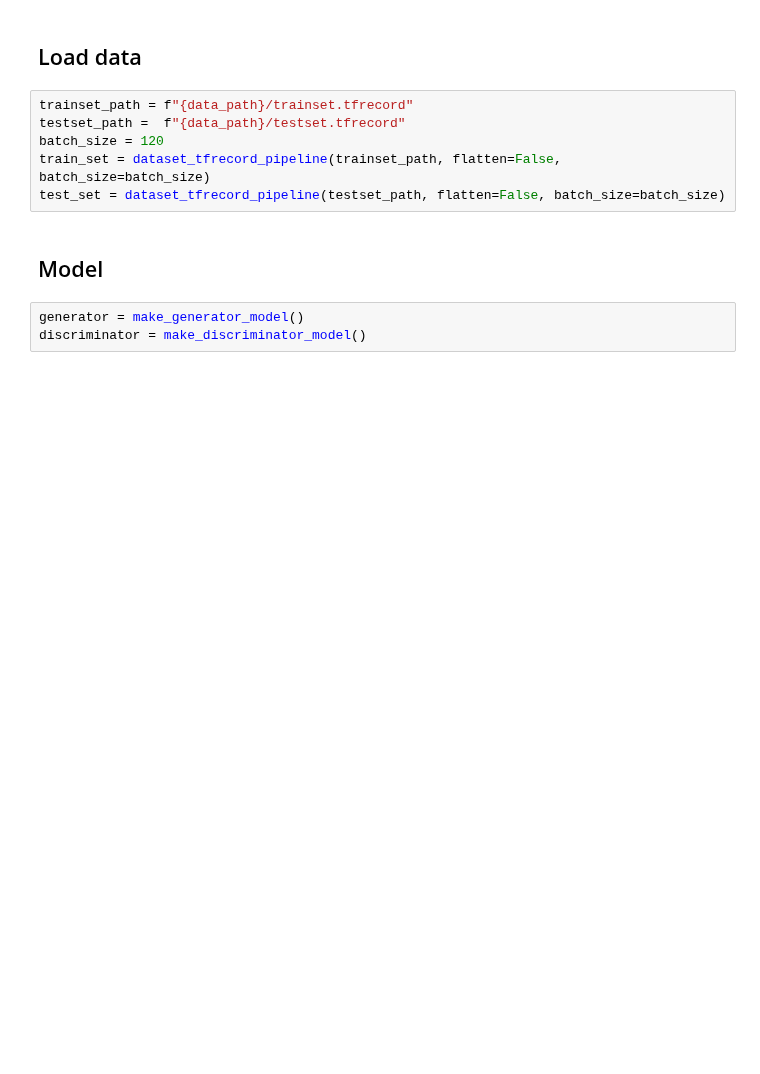
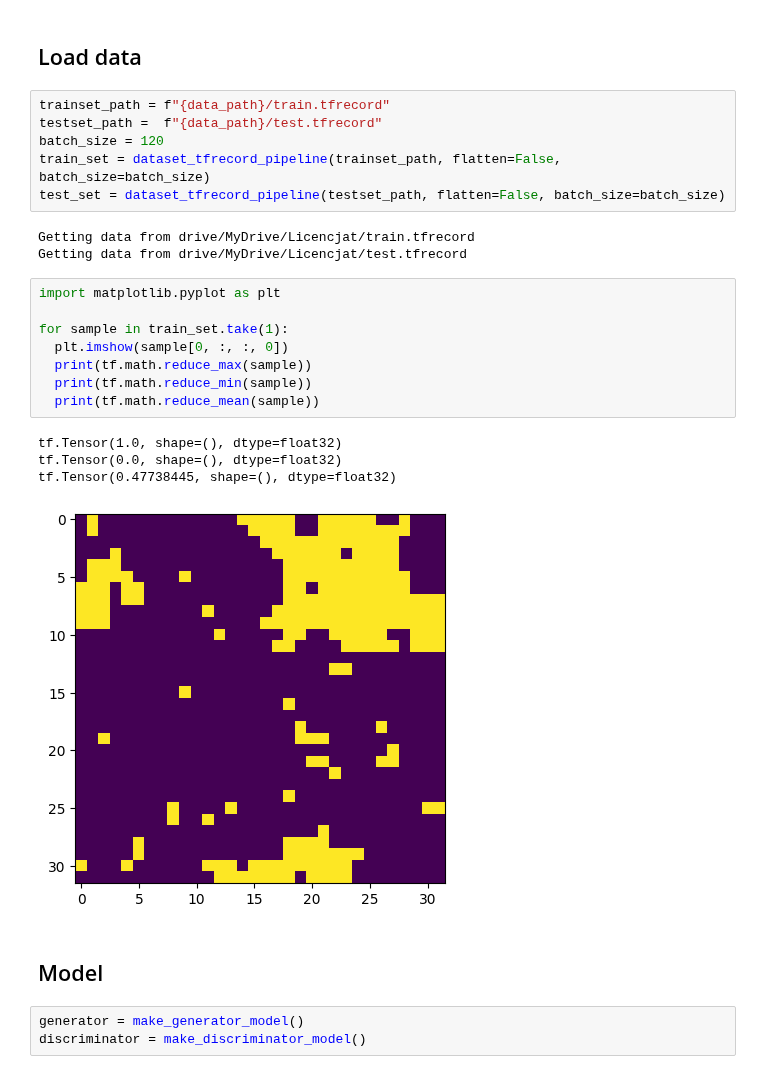
Before and after one commit to pSzyc/Ising, a Jupyter notebook: Model/GAN/GAN_colab.ipynb, the cells around one changed output. Saved outputs shown, nothing was run; the diff lists cells and outputs as text; blank space fills up the shorter version.

```diff
--- a/Model/GAN/GAN_colab.ipynb
+++ b/Model/GAN/GAN_colab.ipynb
@@ -20,11 +40,27 @@ data_path = "drive/MyDrive/Licencjat"
 # %% [markdown]
 ## Load data
 # %%
-trainset_path = f"{data_path}/trainset.tfrecord"
-testset_path =  f"{data_path}/testset.tfrecord"
+trainset_path = f"{data_path}/train.tfrecord"
+testset_path =  f"{data_path}/test.tfrecord"
 batch_size = 120
 train_set = dataset_tfrecord_pipeline(trainset_path, flatten=False, batch_size=batch_size)
 test_set = dataset_tfrecord_pipeline(testset_path, flatten=False, batch_size=batch_size)
+# %% [output]
+Getting data from drive/MyDrive/Licencjat/train.tfrecord
+Getting data from drive/MyDrive/Licencjat/test.tfrecord
+# %%
+import matplotlib.pyplot as plt
+
+for sample in train_set.take(1):
+  plt.imshow(sample[0, :, :, 0])
+  print(tf.math.reduce_max(sample))
+  print(tf.math.reduce_min(sample))
+  print(tf.math.reduce_mean(sample))
+# %% [output]
+tf.Tensor(1.0, shape=(), dtype=float32)
+tf.Tensor(0.0, shape=(), dtype=float32)
+tf.Tensor(0.47738445, shape=(), dtype=float32)
+[figure, added]
 # %% [markdown]
 ## Model
 # %%
```
Also changed, not shown: parts of 10 cells of this notebook.
